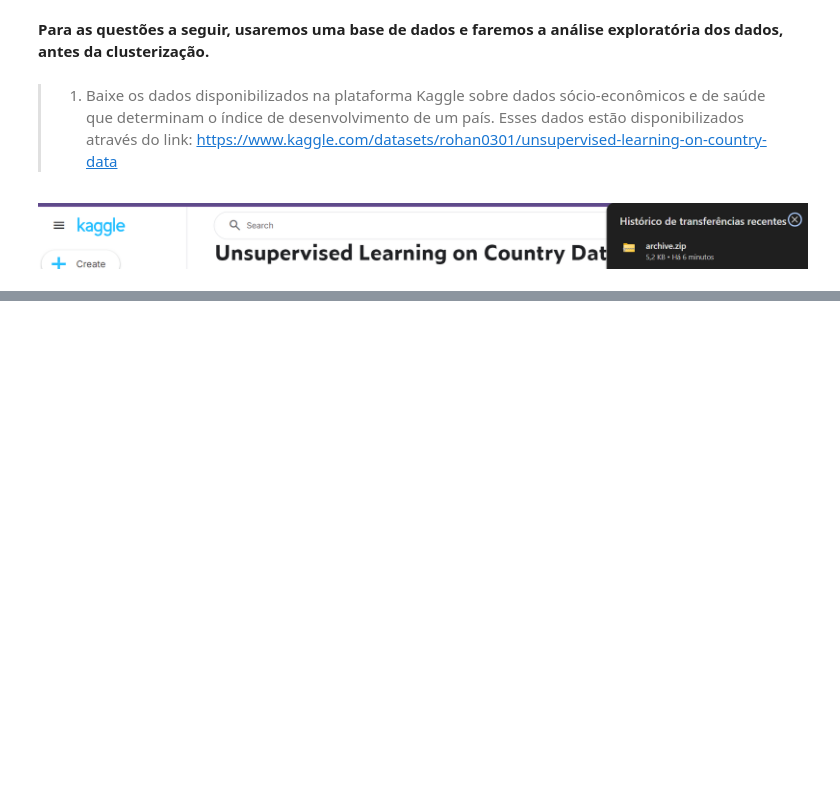
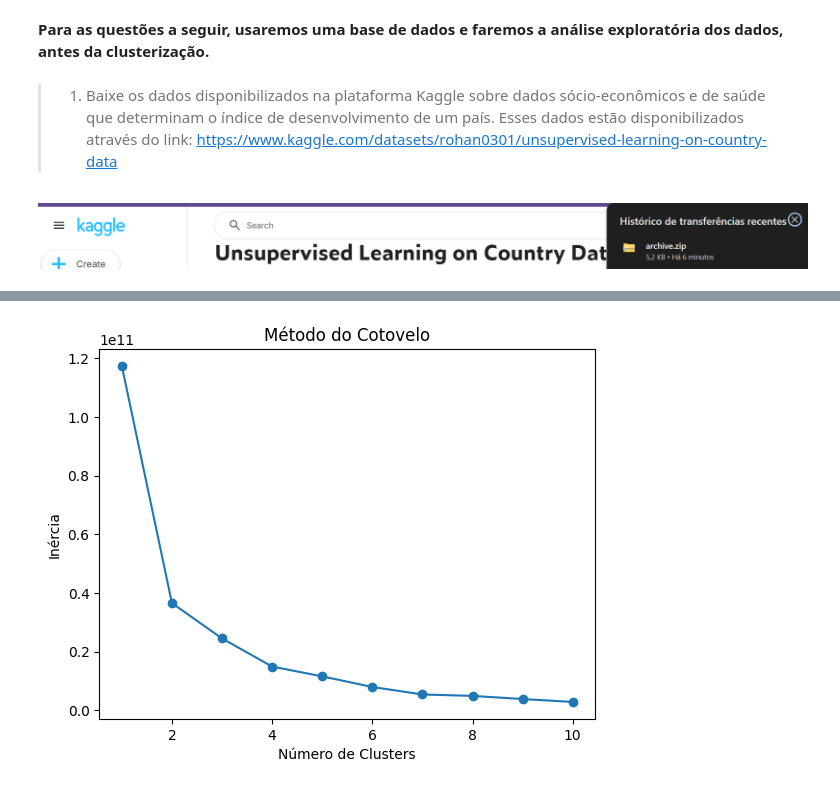
Before and after one commit to acrisandradee/algoritimoIAparaclusterizacao, a Jupyter notebook: pd_cris_andrade.ipynb, the cells around one changed output, grey strips where cells are left out. Drawn from its saved outputs; the diff is of its cells as text; code cells hidden in the pictures; blank space fills up the shorter version.

```diff
--- a/pd_cris_andrade.ipynb
+++ b/pd_cris_andrade.ipynb
@@ -93,0 +175,10 @@ zipp==3.20.2
+# %%
+from sklearn.preprocessing import StandardScaler
+
+variaveis = ['child_mort', 'exports', 'health', 'imports', 'income', 'inflation', 'life_expec', 'total_fer', 'gdpp']
+
+# Padronizar os dados
+scaler = StandardScaler()
+numerical_data = dados[variaveis]
+dados_padronizados = scaler.fit_transform(numerical_data)
+dados_padronizados
@@ -93,0 +199,20 @@ zipp==3.20.2
+# %%
+import matplotlib.pyplot as plt
+from sklearn.cluster import KMeans
+
+inertia = []
+
+for k in range(1, 11):
+    kmeans = KMeans(n_clusters=k, random_state=42)
+    # Access the columns using indexing instead of attribute access
+    kmeans.fit(dados[variaveis])
+    inertia.append(kmeans.inertia_)
+
+# Plotando o gráfico do método do cotovelo
+plt.plot(range(1, 11), inertia, marker='o')
+plt.title('Método do Cotovelo')
+plt.xlabel('Número de Clusters')
+plt.ylabel('Inércia')
+plt.show()
+# %% [output]
+[figure, added]
```
Also changed, not shown: parts of 15 cells of this notebook.
